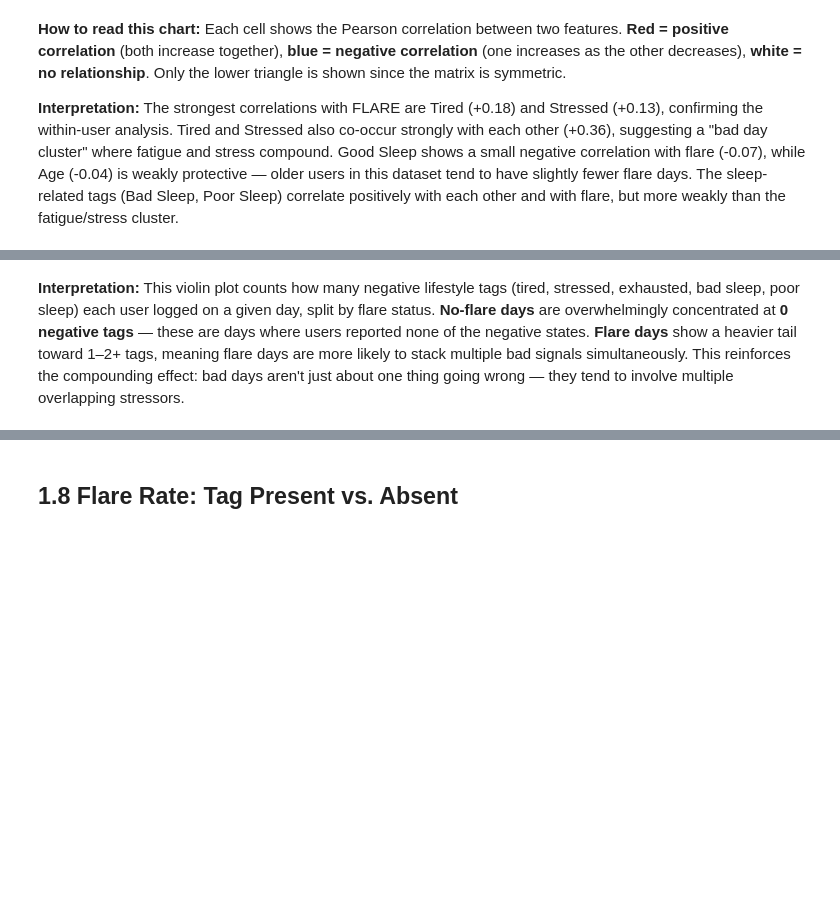
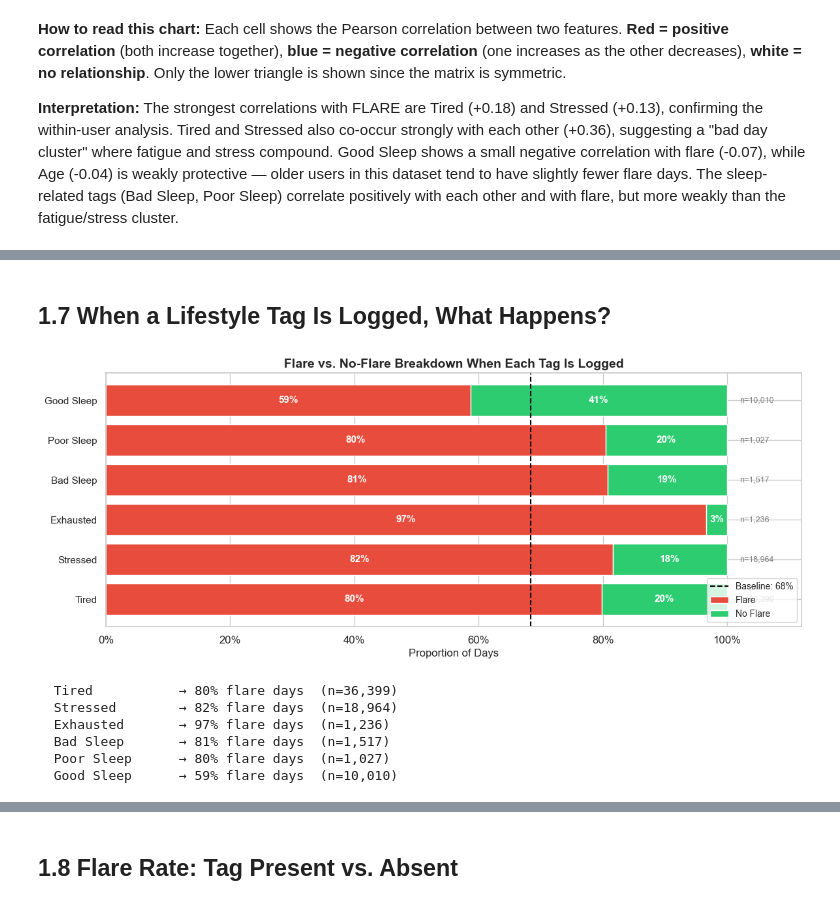
Before and after one commit to hannypoo/msis522-hw1, a Jupyter notebook: notebooks/hw1_analysis.ipynb, the cells around one changed output, grey strips where cells are left out. Drawn from its saved outputs; the diff is of its cells as text; code cells hidden in the pictures; blank space fills up the shorter version.

```diff
--- a/notebooks/hw1_analysis.ipynb
+++ b/notebooks/hw1_analysis.ipynb
@@ -582,2 +542,57 @@ Flare days    — mean: 0.67, median: 0
-# %% [markdown]
-**Interpretation:** This violin plot counts how many negative lifestyle tags (tired, stressed, exhausted, bad sleep, poor sleep) each user logged on a given day, split by flare status. **No-flare days** are overwhelmingly concentrated at **0 negative tags** — these are days where users reported none of the negative states. **Flare days** show a heavier tail toward 1–2+ tags, meaning flare days are more likely to stack multiple bad signals simultaneously. This reinforces the compounding effect: bad days aren't just about one thing going wrong — they tend to involve multiple overlapping stressors.
+# %% [markdown]
+## 1.7 When a Lifestyle Tag Is Logged, What Happens?
+# %%
+# Stacked 100% Bar — Flare vs No-Flare breakdown when each tag is logged
+sig_tag_cols_pct = ['tag_tired', 'tag_stressed', 'tag_exhausted',
+                    'tag_bad_sleep', 'tag_poor_sleep', 'tag_good_sleep']
+sig_tag_cols_pct = [c for c in sig_tag_cols_pct if c in feature_cols]
+
+tag_names_pct = []
+flare_pcts = []
+no_flare_pcts = []
+day_counts = []
+
+for col in sig_tag_cols_pct:
+    name = col.replace('tag_', '').replace('_', ' ').title()
+    subset = df[df[col] == 1]
+    n = len(subset)
+    if n > 0:
+        tag_names_pct.append(name)
+        flare_pcts.append(subset['flare'].mean())
+        no_flare_pcts.append(1 - subset['flare'].mean())
+        day_counts.append(n)
+
+fig, ax = plt.subplots(figsize=(12, 5))
+y_pos = range(len(tag_names_pct))
+
+bars_flare = ax.barh(y_pos, flare_pcts, color='#e74c3c', edgecolor='white', label='Flare')
+bars_no = ax.barh(y_pos, no_flare_pcts, left=flare_pcts, color='#2ecc71', edgecolor='white', label='No Flare')
+
+# Add percentage labels inside bars
+for i, (fp, nfp, n) in enumerate(zip(flare_pcts, no_flare_pcts, day_counts)):
+    ax.text(fp / 2, i, f'{fp:.0%}', ha='center', va='center', color='white', fontweight='bold', fontsize=11)
+    ax.text(fp + nfp / 2, i, f'{nfp:.0%}', ha='center', va='center', color='white', fontweight='bold', fontsize=11)
+    ax.text(1.02, i, f'n={n:,}', ha='left', va='center', color='gray', fontsize=9)
+
+ax.axvline(x=baseline_flare, color='black', linestyle='--', linewidth=1.5, label=f'Baseline: {baseline_flare:.0%}')
+ax.set_yticks(y_pos)
+ax.set_yticklabels(tag_names_pct, fontsize=11)
+ax.set_xlabel('Proportion of Days', fontsize=12)
+ax.set_title('Flare vs. No-Flare Breakdown When Each Tag Is Logged', fontsize=14, fontweight='bold')
+ax.xaxis.set_major_formatter(plt.FuncFormatter(lambda x, _: f'{x:.0%}'))
+ax.set_xlim(0, 1.12)
+ax.legend(loc='lower right', fontsize=10)
+plt.tight_layout()
+plt.savefig(FIGURES_DIR / 'tag_flare_proportion.png', dpi=150, bbox_inches='tight')
+plt.show()
+
+for name, fp, n in zip(tag_names_pct, flare_pcts, day_counts):
+    print(f'  {name:15s} → {fp:.0%} flare days  (n={n:,})')
+# %% [output]
+[figure, added]
+  Tired           → 80% flare days  (n=36,399)
+  Stressed        → 82% flare days  (n=18,964)
+  Exhausted       → 97% flare days  (n=1,236)
+  Bad Sleep       → 81% flare days  (n=1,517)
+  Poor Sleep      → 80% flare days  (n=1,027)
+  Good Sleep      → 59% flare days  (n=10,010)
```
Also changed, not shown: parts of 4 cells of this notebook, 3 other files.
